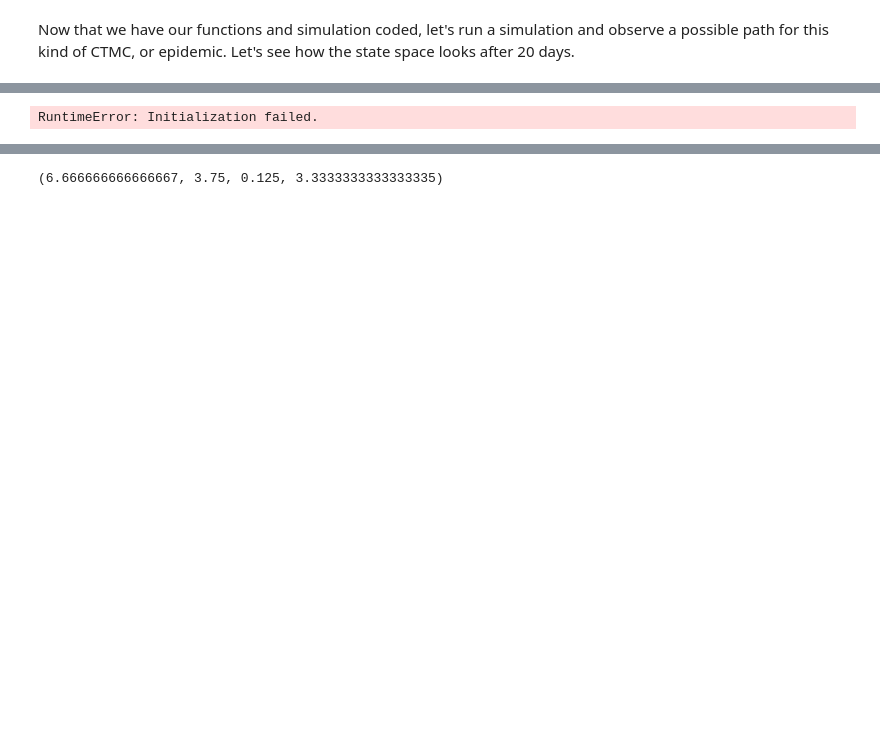
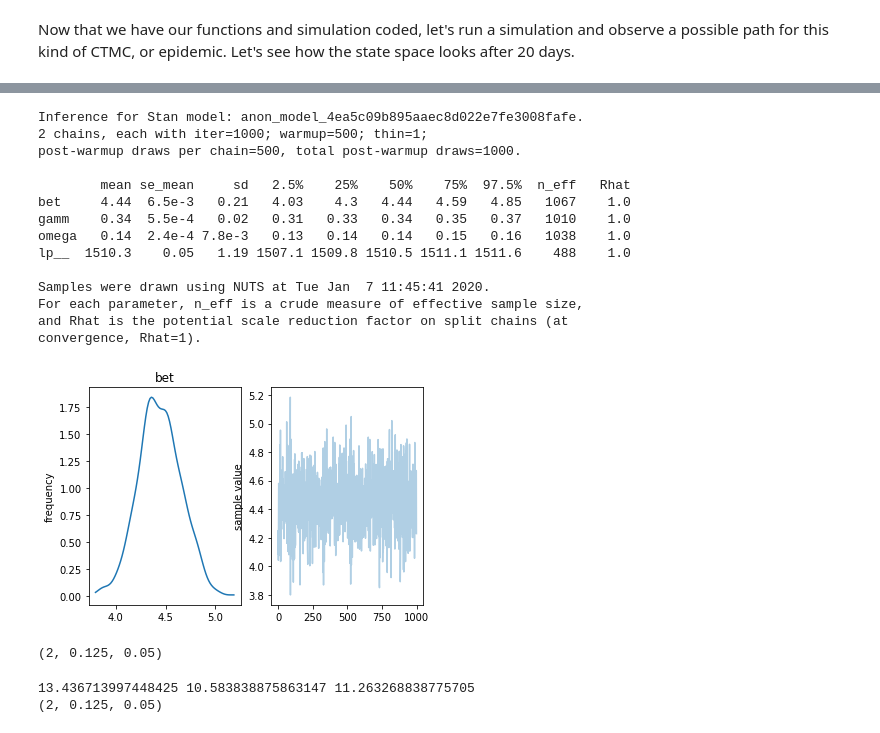
Before and after one commit to tdennisliu/algorithms_tutorials, a Jupyter notebook: ctmc/ctmc-sirs.ipynb, the cells around one changed output, grey strips where cells are left out. Cells and saved outputs as stored; diff of their text form; code cells hidden in the pictures; blank space fills up the shorter version.

```diff
--- a/ctmc/ctmc-sirs.ipynb
+++ b/ctmc/ctmc-sirs.ipynb
@@ -195,7 +444,0 @@ INFO:pystan:COMPILING THE C++ CODE FOR MODEL ctmc_d1b045d5984a3194e9fffdd6b9690f
-# %%
-iterations = 200
-chains = 2
-
-fit = sm.sampling(data=data_dict, iter=iterations, chains=chains)
-# %% [output]
-RuntimeError: Initialization failed.
@@ -207,0 +445,6 @@ toy.transition()
+# %%
+print(fit)
+fit.plot(pars=['bet'])
+
+plt.show()
+# %% [output]
@@ -208,4 +452,31 @@ toy.transition()
+Inference for Stan model: anon_model_4ea5c09b895aaec8d022e7fe3008fafe.
+2 chains, each with iter=1000; warmup=500; thin=1;
+post-warmup draws per chain=500, total post-warmup draws=1000.
+
+        mean se_mean     sd   2.5%    25%    50%    75%  97.5%  n_eff   Rhat
+bet     4.44  6.5e-3   0.21   4.03    4.3   4.44   4.59   4.85   1067    1.0
+gamm    0.34  5.5e-4   0.02   0.31   0.33   0.34   0.35   0.37   1010    1.0
+omega   0.14  2.4e-4 7.8e-3   0.13   0.14   0.14   0.15   0.16   1038    1.0
+lp__  1510.3    0.05   1.19 1507.1 1509.8 1510.5 1511.1 1511.6    488    1.0
+
+Samples were drawn using NUTS at Tue Jan  7 11:45:41 2020.
+For each parameter, n_eff is a crude measure of effective sample size,
+and Rhat is the potential scale reduction factor on split chains (at
+convergence, Rhat=1).
+[figure, added]
 # %%
-toy.currentrates
+toy.parameters
 # %% [output]
-(6.666666666666667, 3.75, 0.125, 3.3333333333333335)
+(2, 0.125, 0.05)
+# %%
+
+##MLE
+#doesn't take into account the S, I and R quantities
+bet_hat = data2.loc[data2.transition==0].shape[0]/data2.loc[data2.transition==0].dt.sum()
+gamm_hat = data2.loc[data2.transition==1].shape[0] /data2.loc[data2.transition==1].dt.sum()
+omeg_hat = data2.loc[data2.transition==2].shape[0] / data2.loc[data2.transition==2].dt.sum()
+print(bet_hat, gamm_hat, omeg_hat)
+print(toy.parameters)
+# %% [output]
+13.436713997448425 10.583838875863147 11.263268838775705
+(2, 0.125, 0.05)
```
Also changed, not shown: parts of 18 cells of this notebook.
